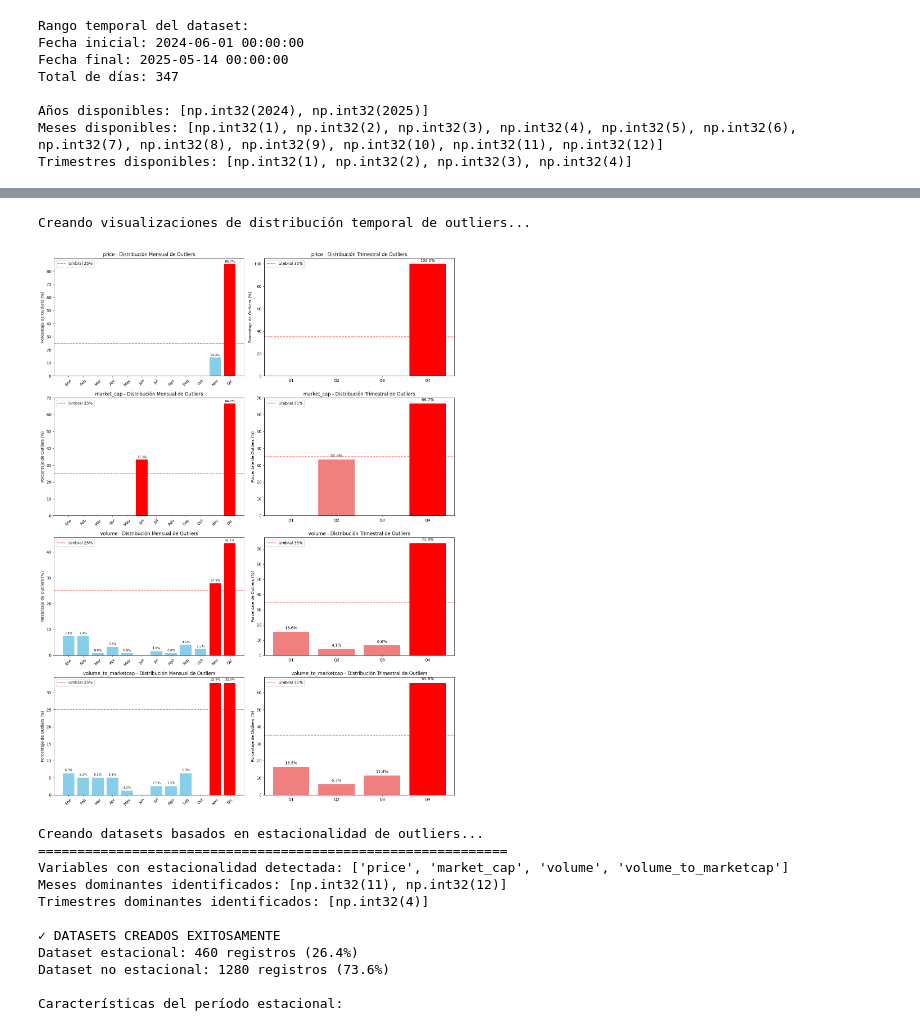
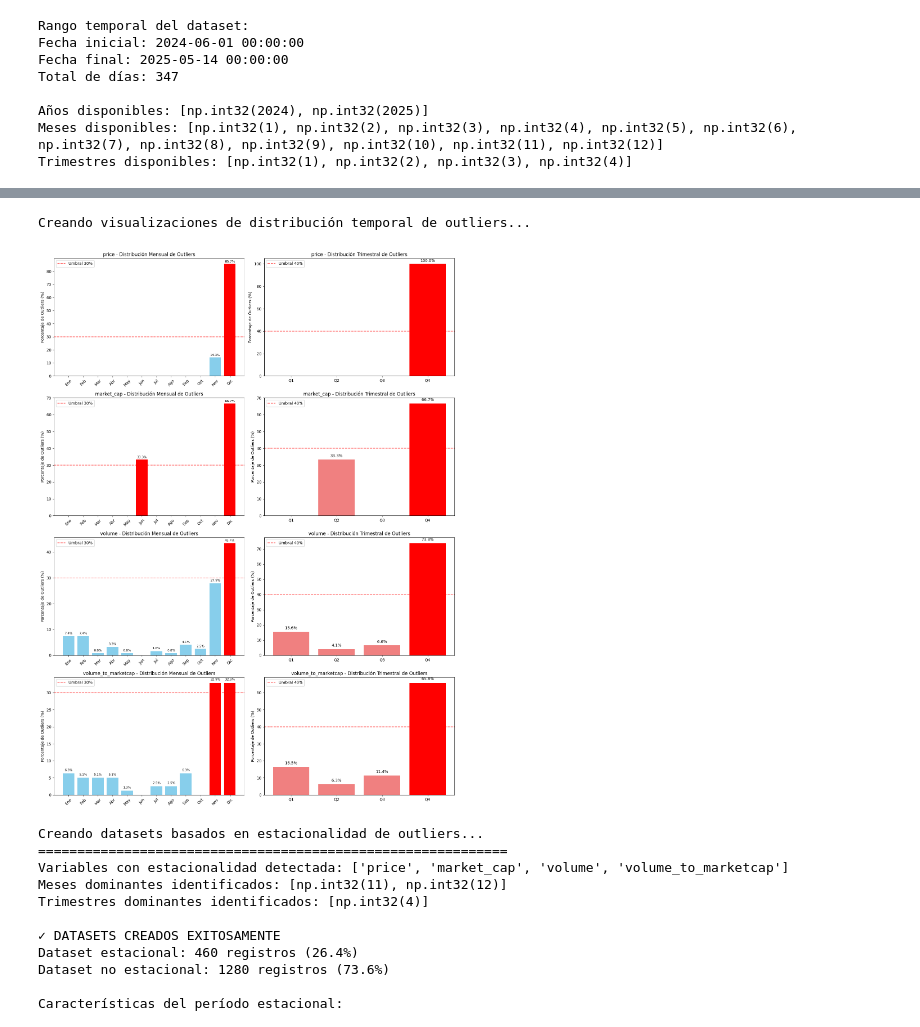
Before and after one commit to Turppie/TP-Machine-Learning, a Jupyter notebook: code/seasonal-outliers.ipynb, the cells around one changed output, grey strips where cells are left out. Saved outputs shown, nothing was run; the diff lists cells and outputs as text; code cells hidden in the pictures.

```diff
--- a/code/seasonal-outliers.ipynb
+++ b/code/seasonal-outliers.ipynb
@@ -472,44 +505,44 @@ def plot_seasonal_outliers(data, results, variables_to_plot=None):
         # Gráfico mensual
         monthly_data = [result['monthly_percentages'].get(month, 0) for month in range(1, 13)]
         bars1 = axes[i, 0].bar(month_names, monthly_data,
-                              color=['red' if x >= 25 else 'skyblue' for x in monthly_data])
+                              color=['red' if x >= 30 else 'skyblue' for x in monthly_data])
         axes[i, 0].set_title(f'{var} - Distribución Mensual de Outliers')
         axes[i, 0].set_ylabel('Porcentaje de Outliers (%)')
-        axes[i, 0].axhline(y=25, color='red', linestyle='--', alpha=0.7, label='Umbral 25%')
+        axes[i, 0].axhline(y=30, color='red', linestyle='--', alpha=0.7, label='Umbral 30%')
         axes[i, 0].legend()
         axes[i, 0].tick_params(axis='x', rotation=45)
 
         # Agregar valores encima de las barras
         for bar, value in zip(bars1, monthly_data):
             if value > 0:
                 axes[i, 0].text(bar.get_x() + bar.get_width()/2, bar.get_height() + 0.5,
                                f'{value:.1f}%', ha='center', va='bottom', fontsize=8)
 
         # Gráfico trimestral
         quarterly_data = [result['quarterly_percentages'].get(quarter, 0) for quarter in range(1, 5)]
         quarter_labels = ['Q1', 'Q2', 'Q3', 'Q4']
         bars2 = axes[i, 1].bar(quarter_labels, quarterly_data,
-                              color=['red' if x >= 35 else 'lightcoral' for x in quarterly_data])
+                              color=['red' if x >= 40 else 'lightcoral' for x in quarterly_data])
         axes[i, 1].set_title(f'{var} - Distribución Trimestral de Outliers')
         axes[i, 1].set_ylabel('Porcentaje de Outliers (%)')
-        axes[i, 1].axhline(y=35, color='red', linestyle='--', alpha=0.7, label='Umbral 35%')
+        axes[i, 1].axhline(y=40, color='red', linestyle='--', alpha=0.7, label='Umbral 40%')
         axes[i, 1].legend()
 
         # Agregar valores encima de las barras
         for bar, value in zip(bars2, quarterly_data):
             if value > 0:
                 axes[i, 1].text(bar.get_x() + bar.get_width()/2, bar.get_height() + 1,
                                f'{value:.1f}%', ha='center', va='bottom', fontsize=10)
 
     plt.tight_layout()
     plt.show()
 
 # Crear las visualizaciones
 print("Creando visualizaciones de distribución temporal de outliers...")
 plot_seasonal_outliers(eda_data, seasonal_analysis_results)
 # %% [output]
 Creando visualizaciones de distribución temporal de outliers...
-[figure, old version]
+[figure, new version]
 # %%
 def create_seasonal_datasets(data, seasonal_results):
     """
```
Also changed, not shown: parts of 3 cells of this notebook.
